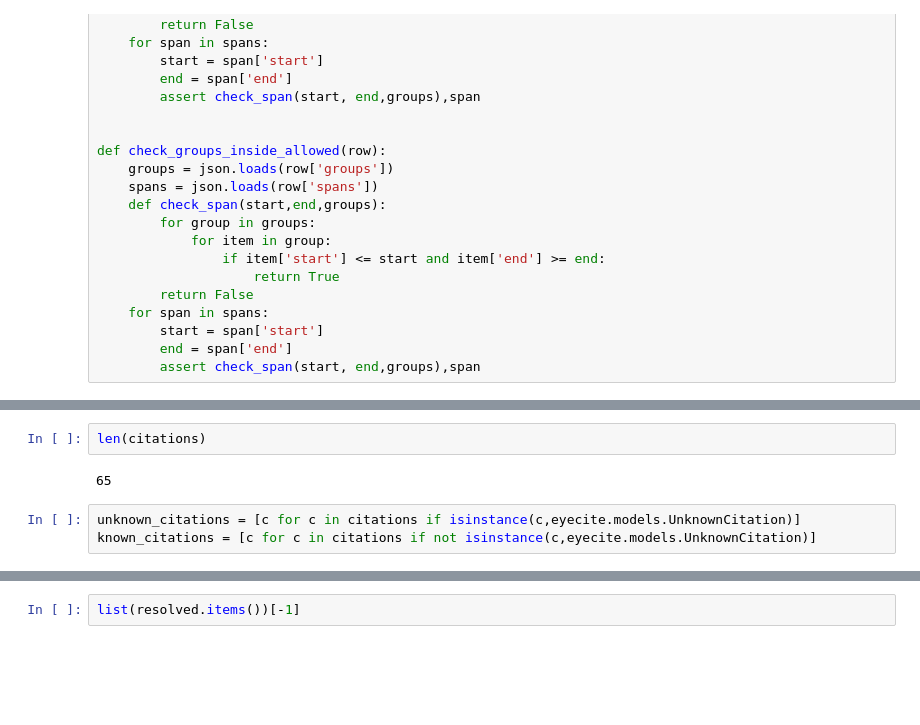
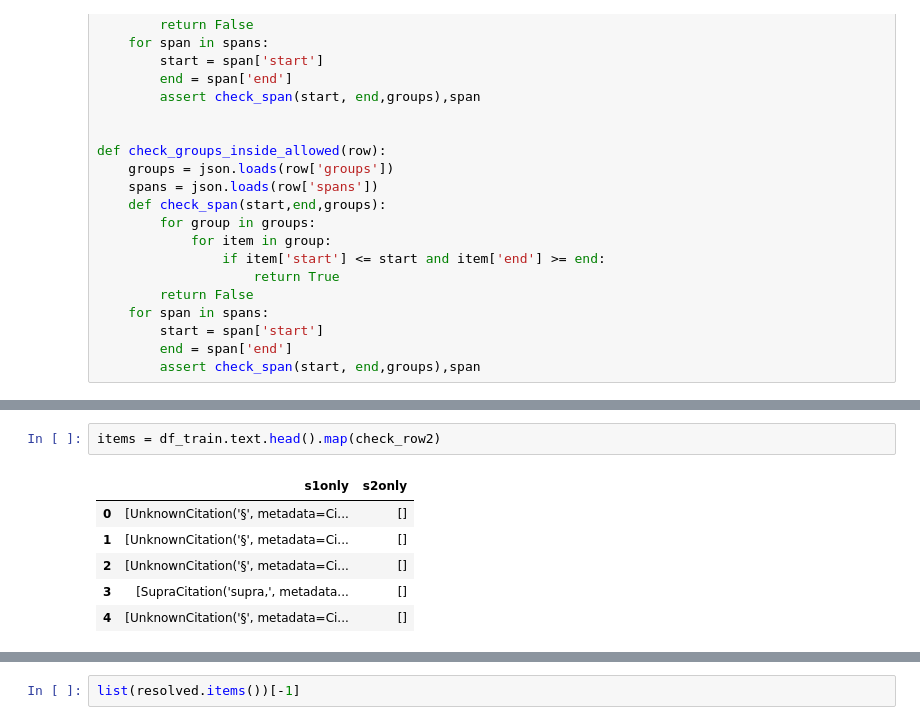
Before and after one commit to cbrew/scotus_eyecite, a Jupyter notebook: EyeciteAnalysis.ipynb, the cells around one changed output, grey strips where cells are left out. Saved outputs shown, nothing was run; the diff lists cells and outputs as text; blank space fills up the shorter version.

```diff
--- a/EyeciteAnalysis.ipynb
+++ b/EyeciteAnalysis.ipynb
@@ -60,8 +82,11 @@ citations = eyecite.get_citations(text)
 # %%
-len(citations)
+items = df_train.text.head().map(check_row2)
-# %% [output]
-65
 # %%
-unknown_citations = [c for c in citations if isinstance(c,eyecite.models.UnknownCitation)]
-known_citations = [c for c in citations if not isinstance(c,eyecite.models.UnknownCitation)]
+# %% [output]
+|  | s1only | s2only |
+| 0 | [UnknownCitation('§', metadata=Ci... | [] |
+| 1 | [UnknownCitation('§', metadata=Ci... | [] |
+| 2 | [UnknownCitation('§', metadata=Ci... | [] |
+| 3 | [SupraCitation('supra,', metadata... | [] |
+| 4 | [UnknownCitation('§', metadata=Ci... | [] |
 # %%
```
Also changed, not shown: parts of 13 cells of this notebook, 5 other files.
